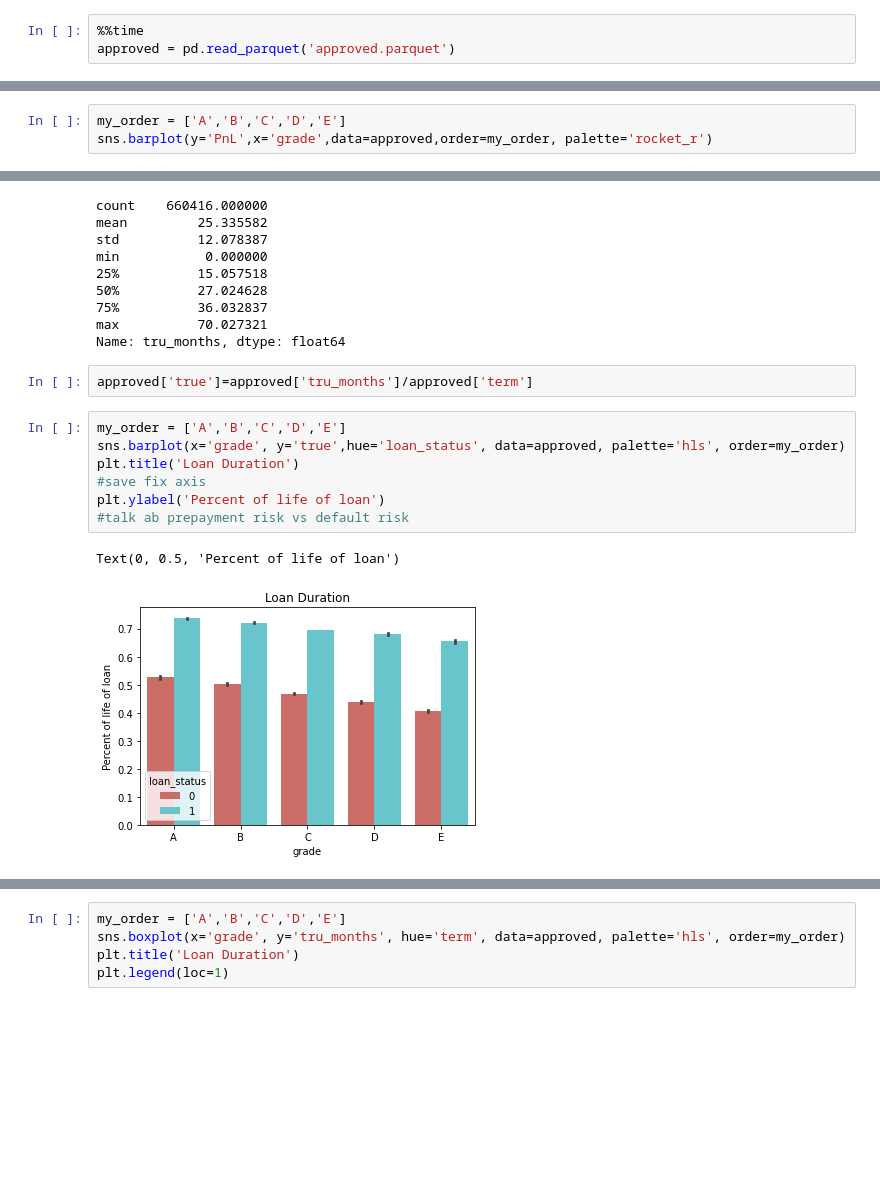
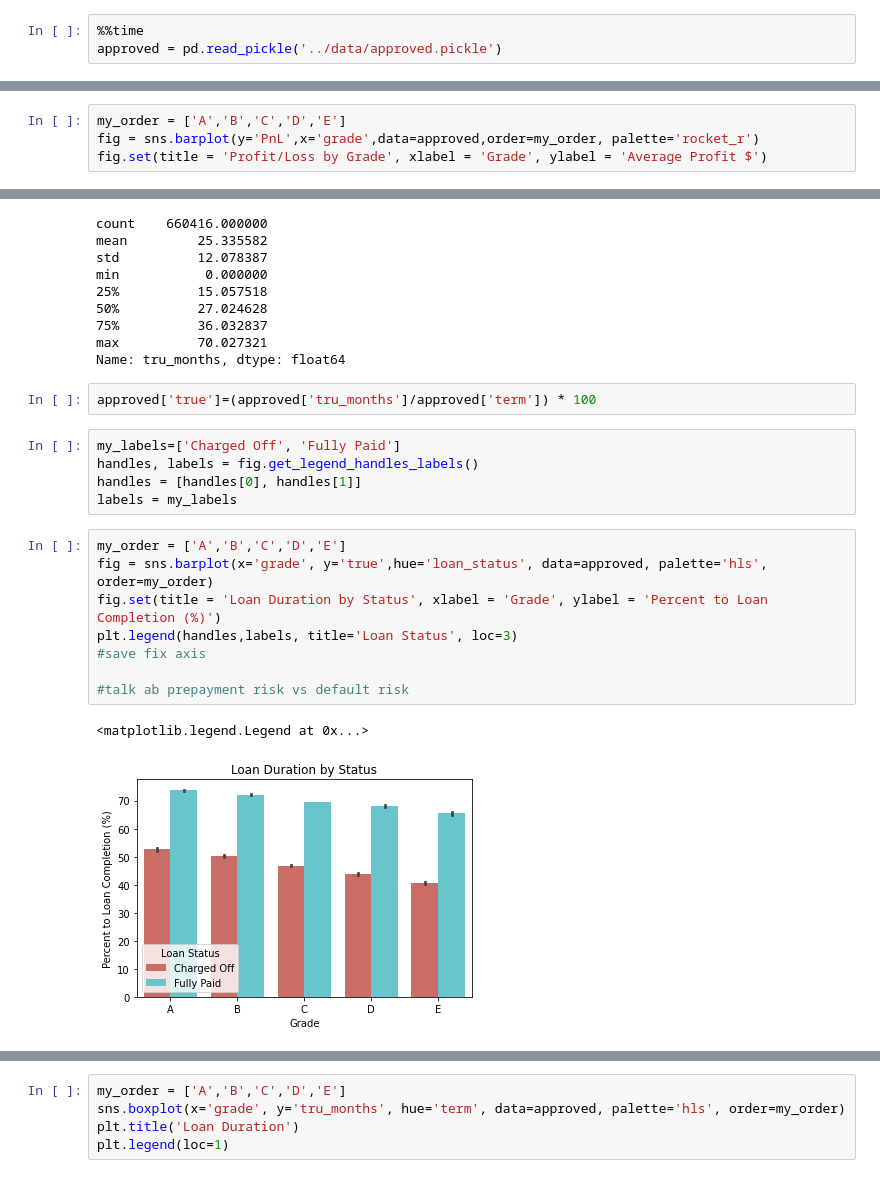
Before and after one commit to DPWasserman/lending-club, a Jupyter notebook: EDA/JJ_EDA_Visualization_collab (1).ipynb, the cells around one changed output, grey strips where cells are left out. Drawn from its saved outputs; the diff is of its cells as text; blank space fills up the shorter version.

```diff
--- a/EDA/JJ_EDA_Visualization_collab (1).ipynb
+++ b/EDA/JJ_EDA_Visualization_collab (1).ipynb
@@ -10,5 +10,5 @@ from data_prep import get_lending_club_data, refine_features
 ### Import file
 # %%
 %%time
-approved = pd.read_parquet('approved.parquet')
+approved = pd.read_pickle('../data/approved.pickle')
 # %% [output]
@@ -633,5 +651,6 @@ E    1867.478122
 Name: PnL, dtype: float64
 # %%
 my_order = ['A','B','C','D','E']
-sns.barplot(y='PnL',x='grade',data=approved,order=my_order, palette='rocket_r')
+fig = sns.barplot(y='PnL',x='grade',data=approved,order=my_order, palette='rocket_r')
+fig.set(title = 'Profit/Loss by Grade', xlabel = 'Grade', ylabel = 'Average Profit $')
 # %% [output]
@@ -672,16 +693,22 @@ min           0.000000
 max          70.027321
 Name: tru_months, dtype: float64
 # %%
-approved['true']=approved['tru_months']/approved['term']
+approved['true']=(approved['tru_months']/approved['term']) * 100
+# %%
+my_labels=['Charged Off', 'Fully Paid']
+handles, labels = fig.get_legend_handles_labels()
+handles = [handles[0], handles[1]]
+labels = my_labels
 # %%
 my_order = ['A','B','C','D','E']
-sns.barplot(x='grade', y='true',hue='loan_status', data=approved, palette='hls', order=my_order)
-plt.title('Loan Duration')
+fig = sns.barplot(x='grade', y='true',hue='loan_status', data=approved, palette='hls', order=my_order)
+fig.set(title = 'Loan Duration by Status', xlabel = 'Grade', ylabel = 'Percent to Loan Completion (%)')
+plt.legend(handles,labels, title='Loan Status', loc=3)
 #save fix axis
-plt.ylabel('Percent of life of loan')
+
 #talk ab prepayment risk vs default risk
 # %% [output]
-Text(0, 0.5, 'Percent of life of loan')
+<matplotlib.legend.Legend at 0x...>
-[figure, old version]
+[figure, new version]
 # %%
 my_order = ['A','B','C','D','E']
```
Also changed, not shown: parts of 20 cells of this notebook, 7 other files.
